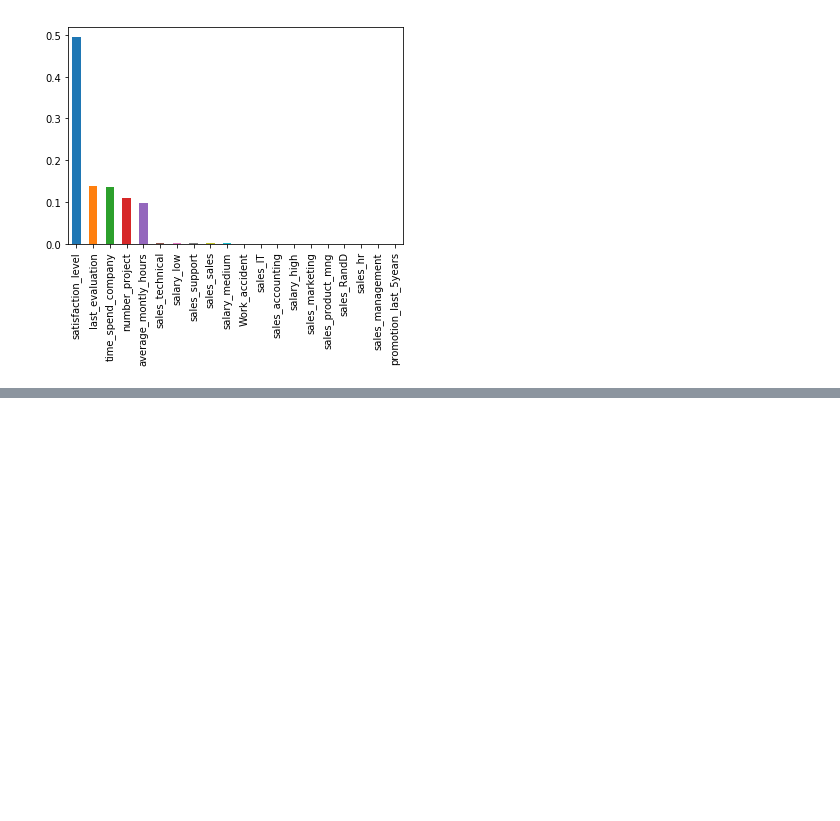
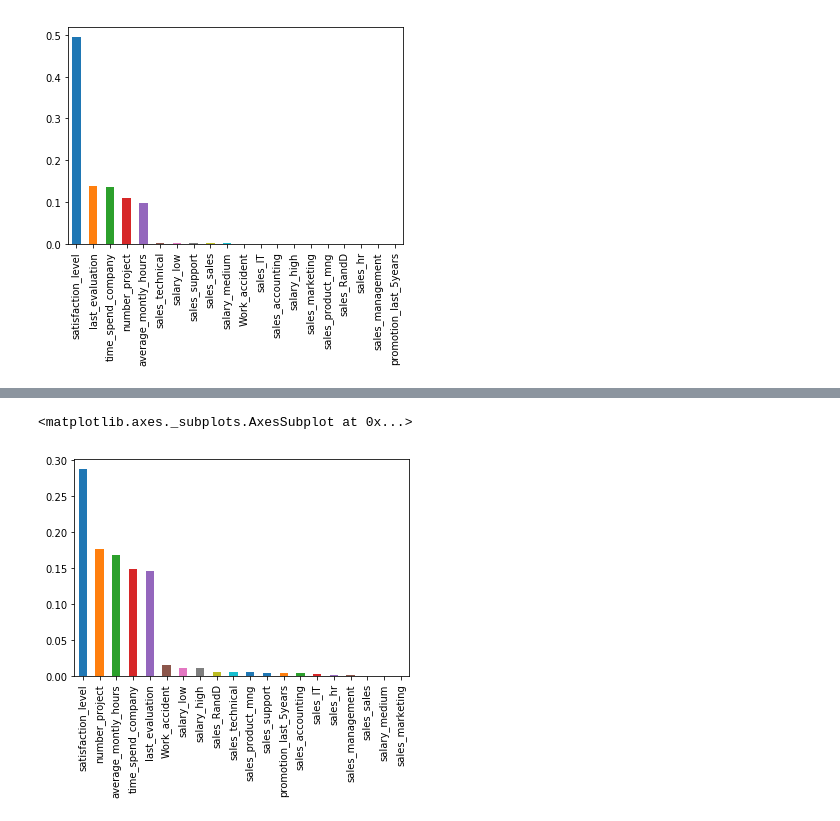
Before and after one commit to NilooKumari/Tree_Based_Models, a Jupyter notebook: Tree_based_Ensemble_Model .ipynb, the cells around one changed output, grey strips where cells are left out. Cells and saved outputs as stored; diff of their text form; code cells hidden in the pictures; blank space fills up the shorter version.

```diff
--- a/Tree_based_Ensemble_Model .ipynb
+++ b/Tree_based_Ensemble_Model .ipynb
@@ -284,0 +398,5 @@ feature_importance.sort_values(ascending=False).plot(kind='bar')
+# %%
+from sklearn.ensemble import GradientBoostingClassifier
+clf= GradientBoostingClassifier(n_estimators=80,random_state=400)
+clf.fit(X_train,y_train)
+clf.score(X_test,y_test)
@@ -284,0 +407,3 @@ feature_importance.sort_values(ascending=False).plot(kind='bar')
+# %%
+mod= GridSearchCV(clf, param_grid={'n_estimators':[60,80,100,120,140,160]})
+mod.fit(X_train,y_train)
@@ -284,0 +435,3 @@ feature_importance.sort_values(ascending=False).plot(kind='bar')
+# %%
+clf=GradientBoostingClassifier(n_estimators=160,random_state=400)
+clf.fit(X_train,y_train)
@@ -284,0 +459,3 @@ feature_importance.sort_values(ascending=False).plot(kind='bar')
+# %%
+feature_imp=pd.Series(clf.feature_importances_,index=X.columns)
+feature_imp.sort_values(ascending=False)
@@ -284,0 +480,5 @@ feature_importance.sort_values(ascending=False).plot(kind='bar')
+# %%
+feature_imp.sort_values(ascending=False).plot(kind='bar')
+# %% [output]
+<matplotlib.axes._subplots.AxesSubplot at 0x...>
+[figure, added]
```
Also changed, not shown: parts of 24 cells of this notebook.
